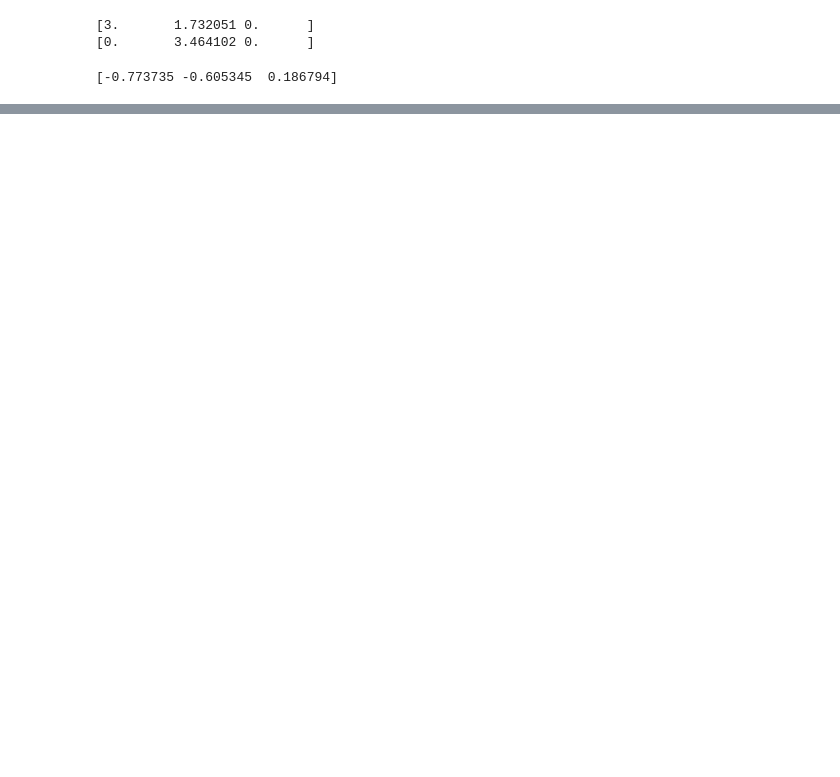
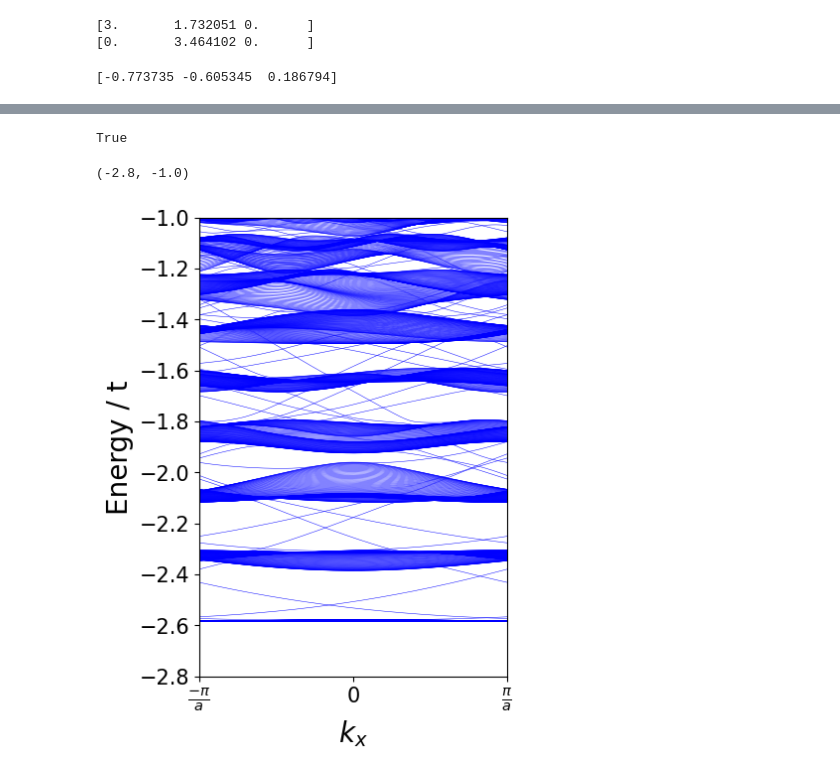
Before and after one commit to SATHEESH-D-M/THE-in-SkX, a Jupyter notebook: Honeycomb-lattice-models/Honeycomb-nanoribbon.ipynb, the cells around one changed output, grey strips where cells are left out. Cells and saved outputs as stored; diff of their text form; code cells hidden in the pictures; blank space fills up the shorter version.

```diff
--- a/Honeycomb-lattice-models/Honeycomb-nanoribbon.ipynb
+++ b/Honeycomb-lattice-models/Honeycomb-nanoribbon.ipynb
@@ -246,0 +299,26 @@ print(L2NN3)
+# %%
+np.allclose(H(1), np.conj(H(1).T))
+# %% [output]
+True
+# %%
+BZ = np.linspace(-(np.pi)/(Tx[0]), (np.pi)/(Tx[0]), 200)
+
+band = np.zeros((len(unitcell1_x) + len(unitcell2_x), len(BZ)))
+for i in tqdm(range(0, len(BZ))):
+    eigen = np.linalg.eigvalsh(H(BZ[i]))
+    for b_index in range(0, len(unitcell1_x) + len(unitcell2_x)):
+        band[b_index][i] = eigen[b_index]
+# %%
+f = plt.figure(figsize=(4,6));
+for b_index in range(0, len(unitcell1_x) + len(unitcell2_x)):
+    plt.plot( BZ, band[b_index], c = 'blue', linestyle='-', linewidth = 0.35 )
+plt.xlabel("$k_x$", fontsize=20);plt.axis('tight')
+plt.ylabel("Energy / t", fontsize=20)
+# Customize x-axis ticks with Greek symbols
+plt.yticks(fontsize = 15)
+plt.xticks([BZ[0], 0, BZ[-1]],[r'$\frac{-\pi}{a}$', 0,  r'$\frac{\pi}{a}$'],fontsize=15)
+plt.xlim(BZ[0], BZ[-1])
+plt.ylim(-2.8, -1)
+# %% [output]
+(-2.8, -1.0)
+[figure, added]
```
Also changed, not shown: parts of 5 cells of this notebook, 1 other file.
